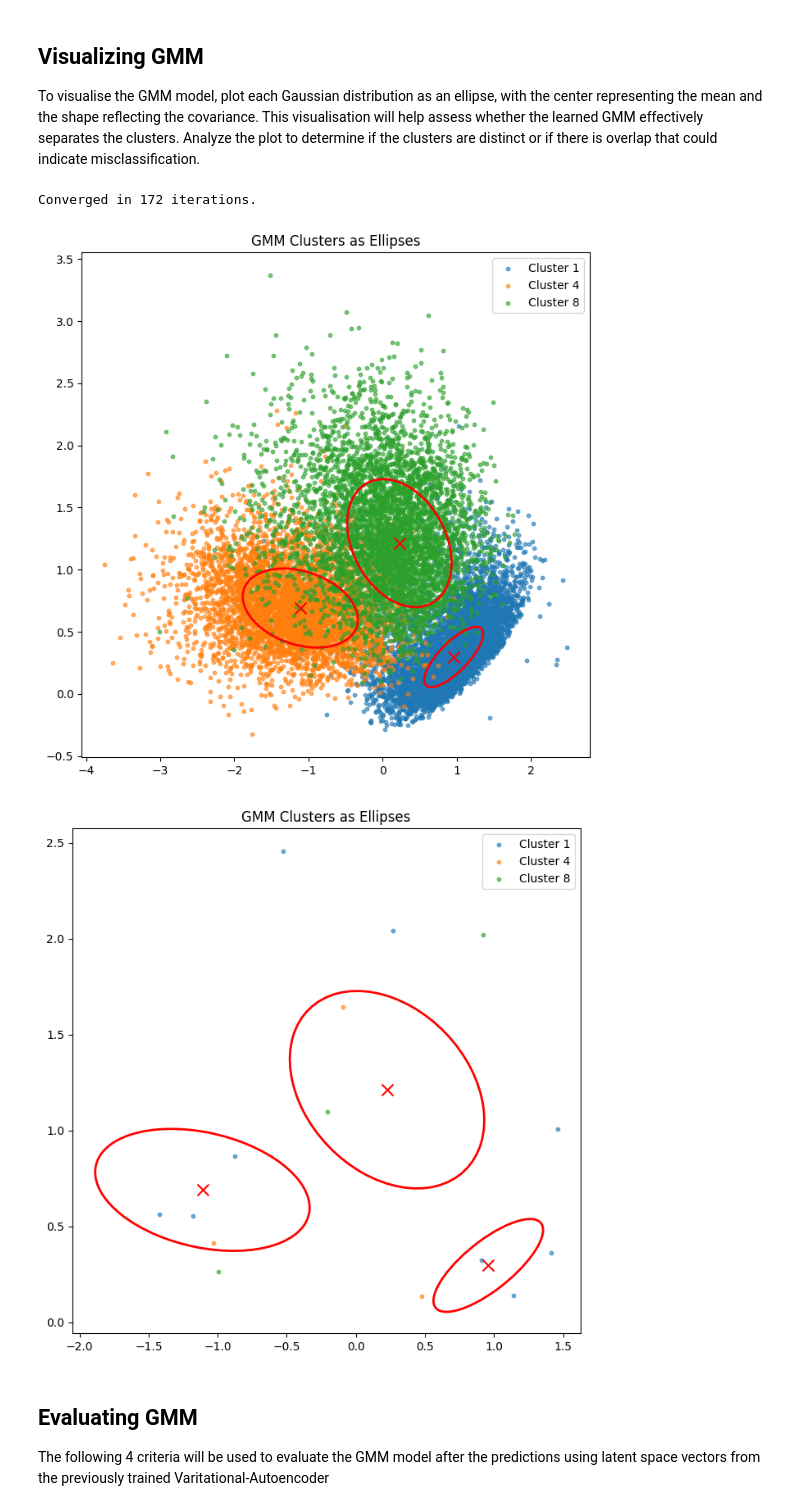
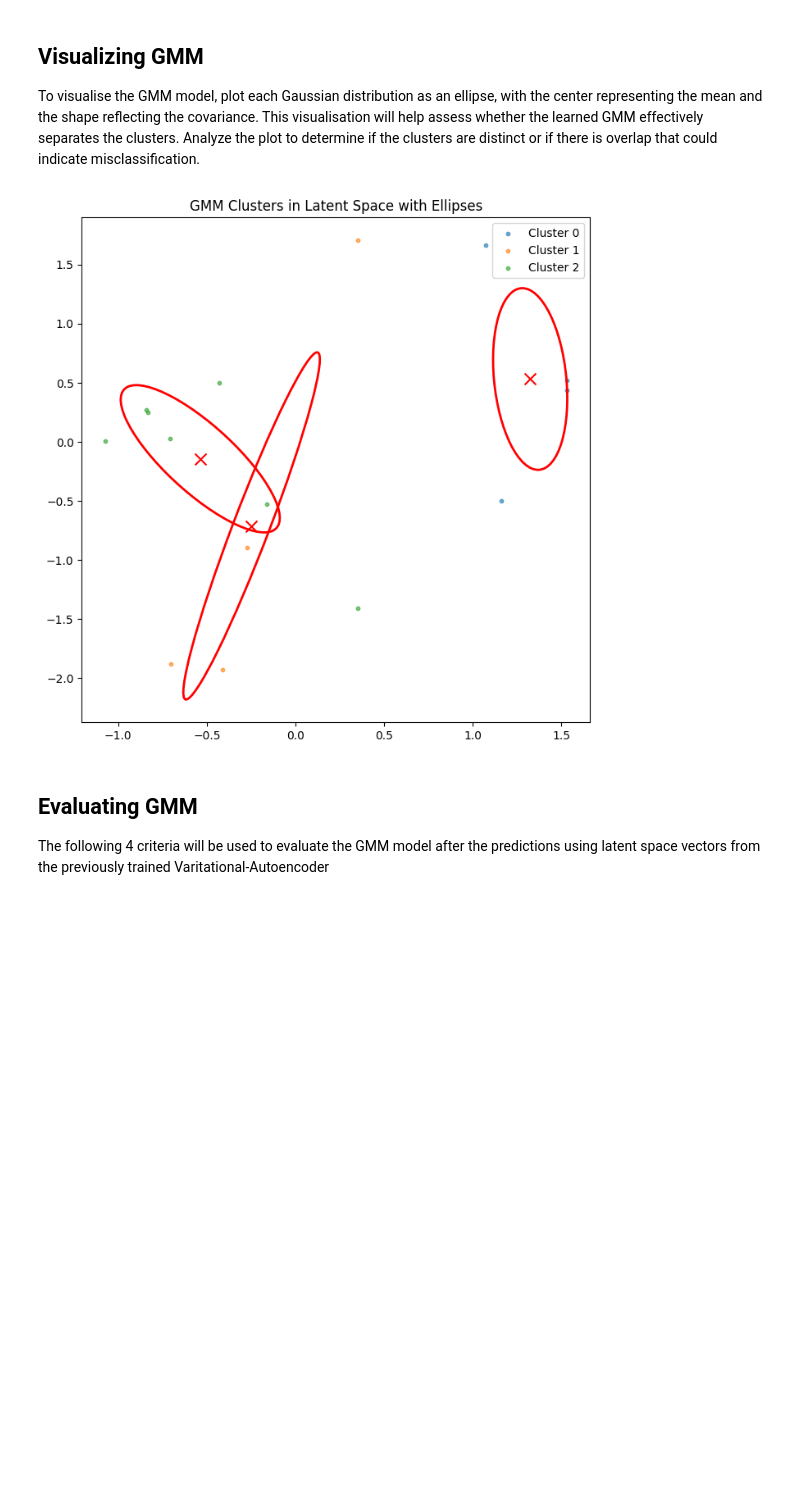
Before and after one commit to RISHIT7/GMM-VAE, a Jupyter notebook: notebooks/GMVAE.ipynb, the cells around one changed output. Cells and saved outputs as stored; diff of their text form; code cells hidden in the pictures; blank space fills up the shorter version.

```diff
--- a/notebooks/GMVAE.ipynb
+++ b/notebooks/GMVAE.ipynb
@@ -495,7 +495,7 @@ class GMM:
         Initialize the model parameters.
         Paramters:
             n_components (int): The number of clusters (Gaussian components).
-            max_iter (int, optional): Maximum number of iterations for EM algorithm. Defaults to 100.
+            max_iter (int, optional): Maximum number of iterations for EM algorithm. Defaults to 1000.
             tol (float, optional): Convergence threshold for log-likelihood improvement. Defaults to 1e-3.
         """
         self.n_components = n_components
@@ -507,7 +507,7 @@ class GMM:
 
     def _initialize_parameters(self, X):
         """
-        Initialize means, covariances, and mizing weights.
+        Initialize means, covariances, and mixing weights.
         Parameters:
             X (ndarray): Input data with shape (n_samples, n_features).
         """
@@ -606,7 +606,7 @@ class GMM:
             MVG = self._compute_multivariate_gaussian(X, self.means[k], self.covariances[k])
             log_likelihood += self.weights[k] * MVG
 
-        return np.sum(np.log(log_likelihood))
+        return np.sum(np.log(log_likelihood + 1e-10))
 
     def fit(self, X):
         """
@@ -744,14 +747,18 @@ def classify_with_gmm(vae, gmm, test_loader, device='cpu'):
             predictions.extend(batch_predictions)
 
     return predictions
+# %%
+gmm_dataset = CustomDataset(data = val_set['data'], labels = train_set['labels'], transform=transform)
+gmm_loader = DataLoader(test_dataset, batch_size=1, shuffle=False)
 # %%
-# Compute initial means for GMM using validation dataset
-initial_means = compute_class_means(vae, test_loader, device)
+# Using the optimized functions
+# Compute initial means for GMM and corresponding class labels using the validation dataset
+initial_means, class_labels = initialize_gmm_means(vae, gmm_loader, device)
 
-# Train GMM with the initial class means
-gmm = GMM(n_components=3)
-train_gmm_with_initial_means(gmm, vae, train_loader, initial_means, device)
+# Initialize and train GMM
+gmm = GMM(n_components=len(class_labels))
+train_gmm_with_class_means(gmm, vae, gmm_loader, initial_means, device)
 
-# Classify new test images
-predictions = classify_with_gmm(vae, gmm, test_loader, device)
+# Classify new test images with the trained GMM
+predictions = classify_images(vae, gmm, test_loader, class_labels, device)
 # %% [output]
@@ -830,20 +870,11 @@ def get_latent_space(loader, vae_encoder):
-# %%
-train_latent, train_labels = get_latent_space(train_loader, vae)
-test_latent, test_labels = get_latent_space(test_loader, vae)
-
-# Step 2: Fit the GMM model on the latent space data
-gmm = GMM(n_components=3)  # Number of clusters (e.g., 3 for digits 1, 4, and 8)
-gmm.fit(train_latent)
-
-# Step 3: Plot the GMM clusters for the training data
-plot_gmm_ellipses(gmm, train_latent, labels=train_labels)
-
-# Optionally, you can also visualize test data
-plot_gmm_ellipses(gmm, test_latent, labels=test_labels)
-# %% [output]
-Converged in 172 iterations.
-[figure, removed]
-[figure, removed]
+# %%
+# Usage:
+# Assuming you have a VAE model `vae`, a trained GMM `gmm`, and a data loader `test_loader`
+# Also, ensure that `device` is set to 'cpu' or 'cuda' as appropriate
+
+visualize_gmm_clusters(vae, gmm, test_loader, device=device, use_pca=True)
+# %% [output]
+[figure, added]
 # %% [markdown]
 ## Evaluating GMM
 
```
Also changed, not shown: parts of 15 cells of this notebook.
